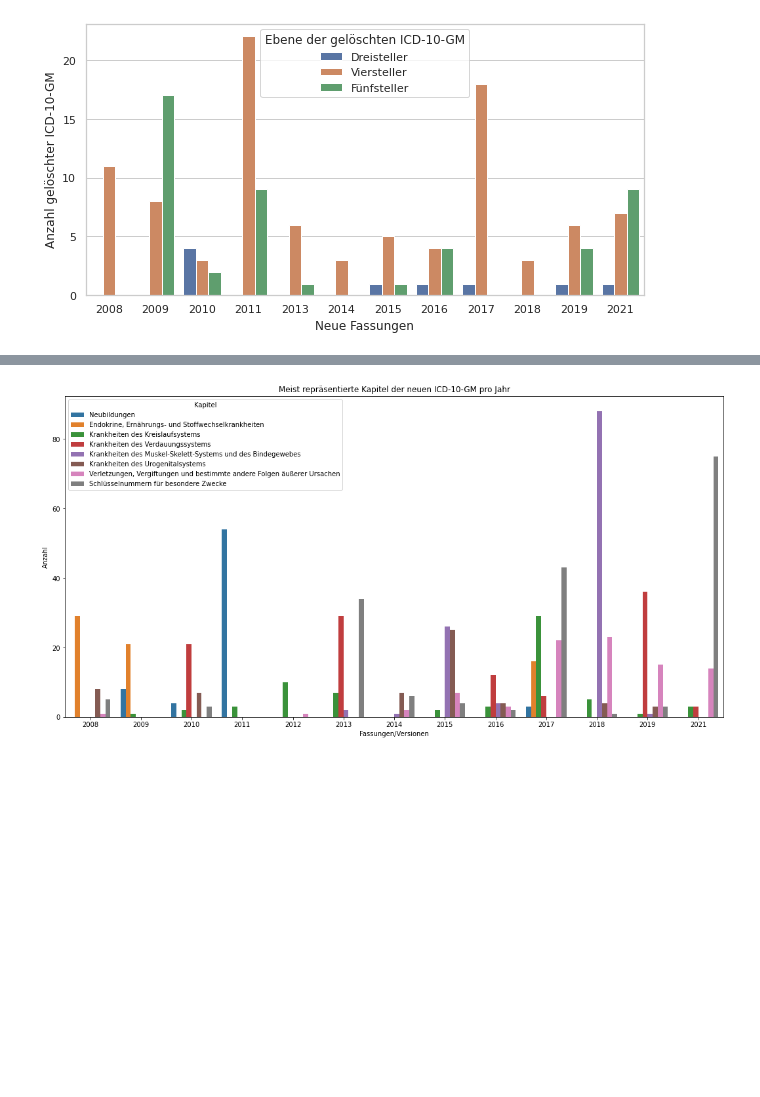
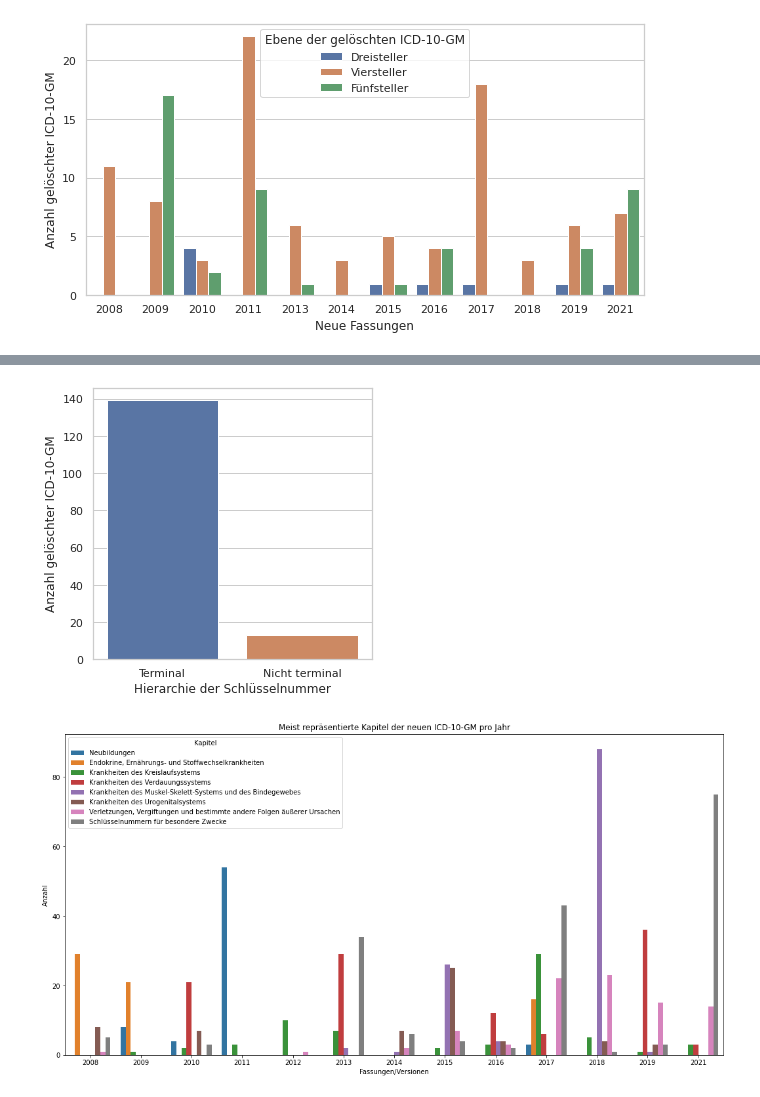
Before and after one commit to ahodelin/Projektarbeit, a Jupyter notebook: analysis/jupyter_notbook/analysing_old_icd_by_year.ipynb, the cells around one changed output, grey strips where cells are left out. Drawn from its saved outputs; the diff is of its cells as text; code cells hidden in the pictures; blank space fills up the shorter version.

```diff
--- a/analysis/jupyter_notbook/analysing_old_icd_by_year.ipynb
+++ b/analysis/jupyter_notbook/analysing_old_icd_by_year.ipynb
@@ -125,3 +136,16 @@ mlp.pyplot.legend(labels=["Nicht terminale Codes", "Terminale Codes"])
+# %%
+o = version_years
+o['ort'] = o['ort'].replace(['T'], 'Terminal')
+o['ort'] = o['ort'].replace(['N'], 'Nicht terminal')
+mlp.pyplot.figure(figsize=(5,5))
+sns.countplot(data=o, x="ort")
+#mlp.pyplot.title("Terminale und nicht terminale Codes pro Jahr")
+mlp.pyplot.ylabel("Anzahl gelöschter ICD-10-GM")
+mlp.pyplot.xlabel("Hierarchie der Schlüsselnummer")
+#mlp.pyplot.legend(labels=["Nicht terminale Codes", "Terminale Codes"])
+mlp.pyplot.savefig("/home/abel/git_repos/Projektarbeit/figures/ortoldYear.svg")
+# %% [output]
+[figure, added]
 # %%
 kapmore20 = pd.read_csv('/home/abel/git_repos/Projektarbeit/analysis/kapmore20_2008_2021.csv', sep=';')
 mlp.pyplot.figure(figsize=(18,9))
```
Also changed, not shown: parts of 6 cells of this notebook, 5 other files.
